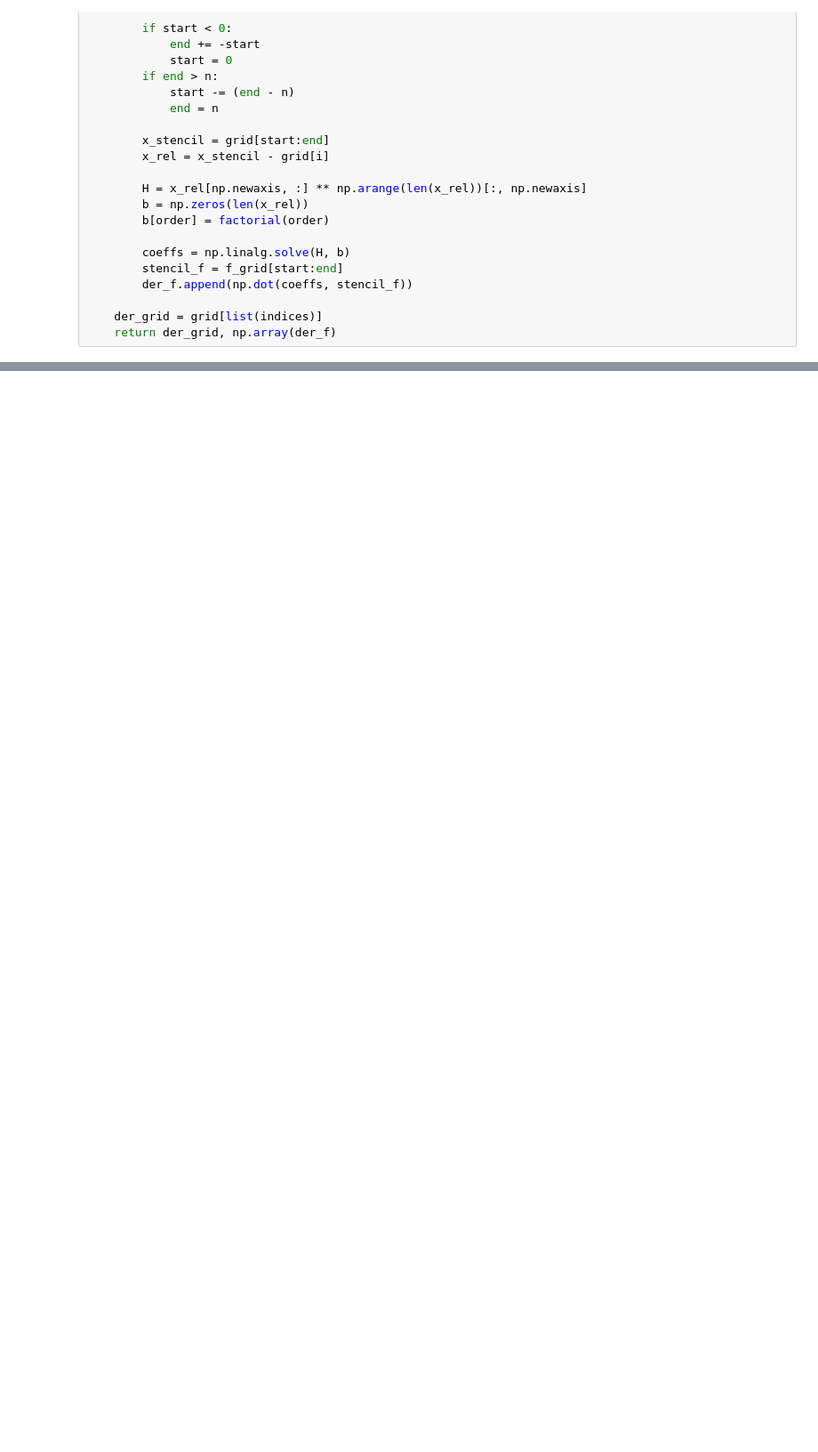
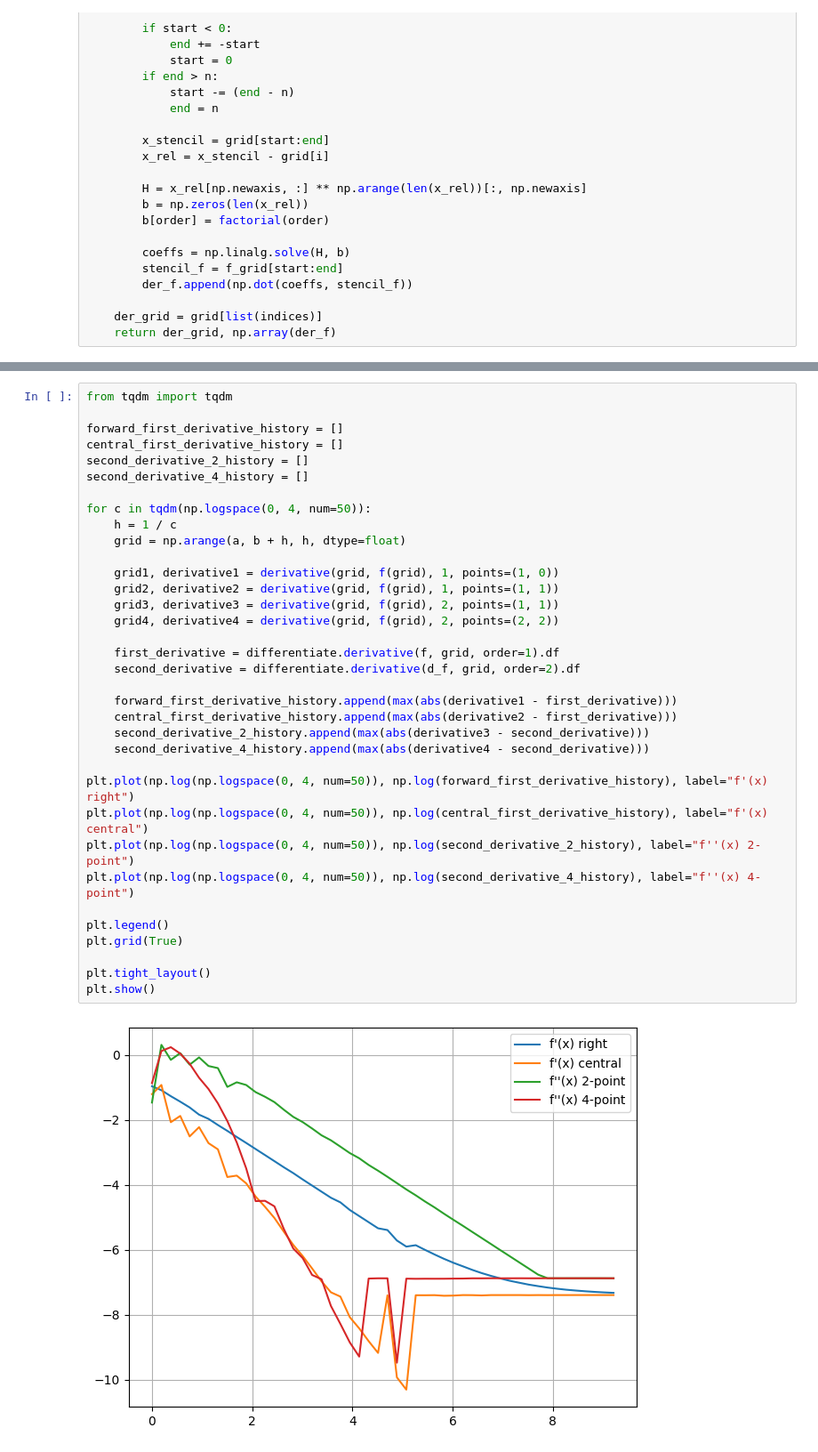
Before and after one commit to AndreDon0/Numerical_methods, a Jupyter notebook: labs/2.ipynb, the cells around one changed output, grey strips where cells are left out. Shown at 89% size. Drawn from its saved outputs; the diff is of its cells as text; blank space fills up the shorter version.

```diff
--- a/labs/2.ipynb
+++ b/labs/2.ipynb
@@ -161,0 +211,37 @@ plt.show()
+# %%
+from tqdm import tqdm
+
+forward_first_derivative_history = []
+central_first_derivative_history = []
+second_derivative_2_history = []
+second_derivative_4_history = []
+
+for c in tqdm(np.logspace(0, 4, num=50)):
+    h = 1 / c
+    grid = np.arange(a, b + h, h, dtype=float)
+
+    grid1, derivative1 = derivative(grid, f(grid), 1, points=(1, 0))
+    grid2, derivative2 = derivative(grid, f(grid), 1, points=(1, 1))
+    grid3, derivative3 = derivative(grid, f(grid), 2, points=(1, 1))
+    grid4, derivative4 = derivative(grid, f(grid), 2, points=(2, 2))
+
+    first_derivative = differentiate.derivative(f, grid, order=1).df
+    second_derivative = differentiate.derivative(d_f, grid, order=2).df
+
+    forward_first_derivative_history.append(max(abs(derivative1 - first_derivative)))
+    central_first_derivative_history.append(max(abs(derivative2 - first_derivative)))
+    second_derivative_2_history.append(max(abs(derivative3 - second_derivative)))
+    second_derivative_4_history.append(max(abs(derivative4 - second_derivative)))
+
+plt.plot(np.log(np.logspace(0, 4, num=50)), np.log(forward_first_derivative_history), label="f'(x) right")
+plt.plot(np.log(np.logspace(0, 4, num=50)), np.log(central_first_derivative_history), label="f'(x) central")
+plt.plot(np.log(np.logspace(0, 4, num=50)), np.log(second_derivative_2_history), label="f''(x) 2-point")
+plt.plot(np.log(np.logspace(0, 4, num=50)), np.log(second_derivative_4_history), label="f''(x) 4-point")
+
+plt.legend()
+plt.grid(True)
+
+plt.tight_layout()
+plt.show()
+# %% [output]
+[figure, added]
```
Also changed, not shown: parts of 5 cells of this notebook.
